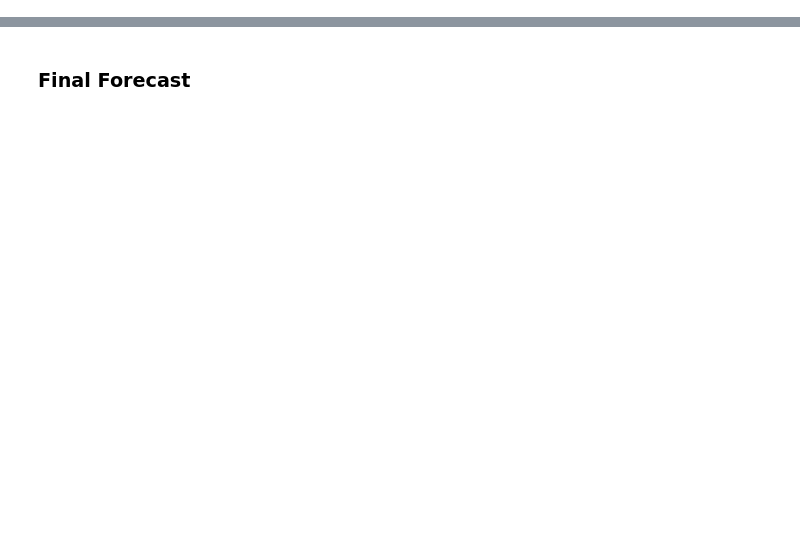
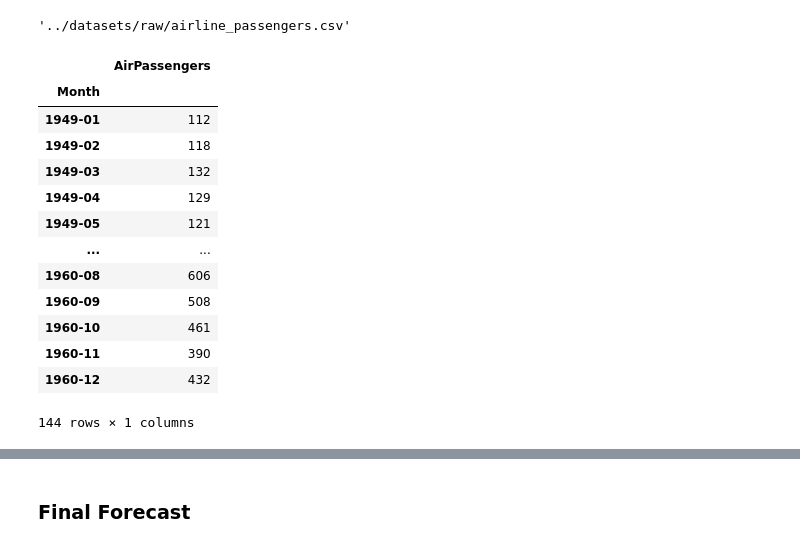
Before and after one commit to PabloJRW/Air-Passengers-Forecasting, a Jupyter notebook: notebooks/1.3 SARIMA_model.ipynb, the cells around one changed output, grey strips where cells are left out. Drawn from its saved outputs; the diff is of its cells as text; code cells hidden in the pictures; blank space fills up the shorter version.

```diff
--- a/notebooks/1.3 SARIMA_model.ipynb
+++ b/notebooks/1.3 SARIMA_model.ipynb
@@ -1,3 +6,28 @@
+# %%
+# DATA PATH
+RAW_DATA_PATH = os.path.join("..","datasets","raw","airline_passengers.csv")
+RAW_DATA_PATH
+# %% [output]
+'../datasets/raw/airline_passengers.csv'
+# %%
+air = pd.read_csv(RAW_DATA_PATH)
+air.set_index('Month', inplace=True)
+air
+# %% [output]
+|  | AirPassengers |
+| Month |  |
+| 1949-01 | 112 |
+| 1949-02 | 118 |
+| 1949-03 | 132 |
+| 1949-04 | 129 |
+| 1949-05 | 121 |
+| ... | ... |
+| 1960-08 | 606 |
+| 1960-09 | 508 |
+| 1960-10 | 461 |
+| 1960-11 | 390 |
+| 1960-12 | 432 |
+144 rows × 1 columns
 # %%
 # Seasonal ARIMA Model
 # ===================================================================
```
Also changed, not shown: parts of 4 cells of this notebook, 4 other files.
